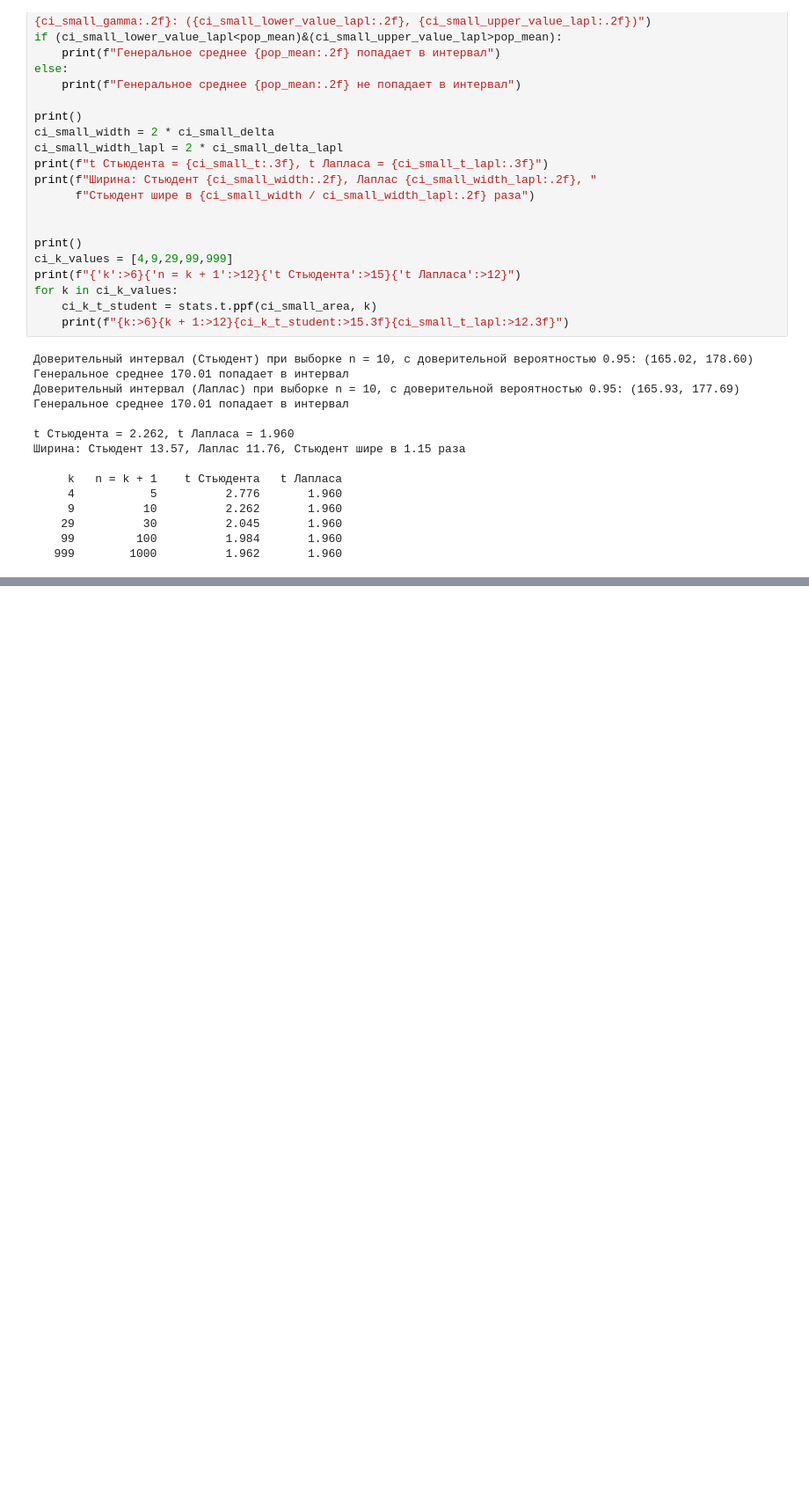
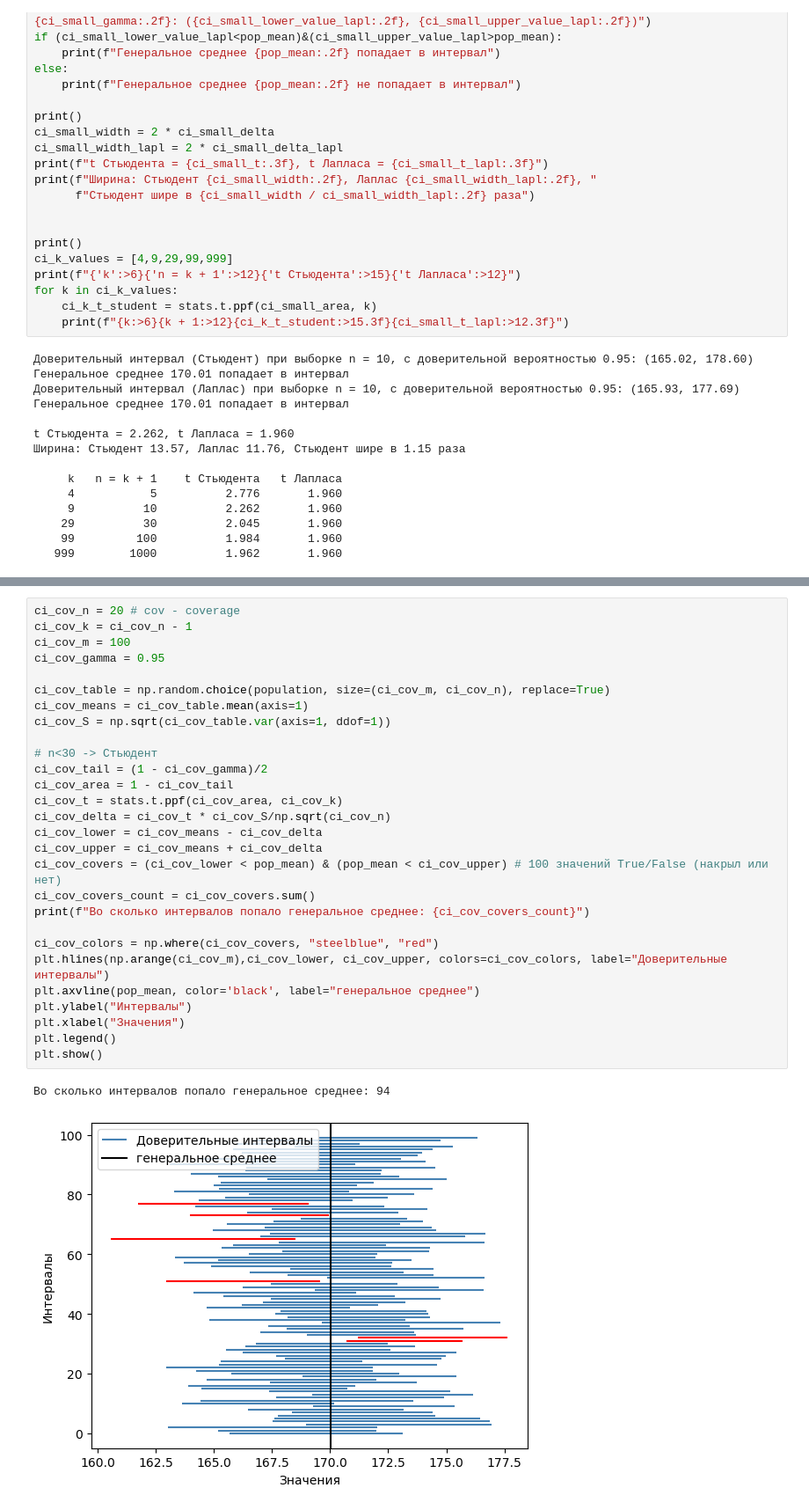
Before and after one commit to dvdkrkh/probability-stats-python, a Jupyter notebook: 02_estimation_clt_ci.ipynb, the cells around one changed output, grey strips where cells are left out. Shown at 88% size. Cells and saved outputs as stored; diff of their text form; blank space fills up the shorter version.

```diff
--- a/02_estimation_clt_ci.ipynb
+++ b/02_estimation_clt_ci.ipynb
@@ -500,0 +507,31 @@ t Стьюдента = 2.262, t Лапласа = 1.960
+# %%
+ci_cov_n = 20 # cov - coverage
+ci_cov_k = ci_cov_n - 1
+ci_cov_m = 100
+ci_cov_gamma = 0.95
+
+ci_cov_table = np.random.choice(population, size=(ci_cov_m, ci_cov_n), replace=True)
+ci_cov_means = ci_cov_table.mean(axis=1)
+ci_cov_S = np.sqrt(ci_cov_table.var(axis=1, ddof=1))
+
+# n<30 -> Стьюдент
+ci_cov_tail = (1 - ci_cov_gamma)/2
+ci_cov_area = 1 - ci_cov_tail
+ci_cov_t = stats.t.ppf(ci_cov_area, ci_cov_k)
+ci_cov_delta = ci_cov_t * ci_cov_S/np.sqrt(ci_cov_n)
+ci_cov_lower = ci_cov_means - ci_cov_delta
+ci_cov_upper = ci_cov_means + ci_cov_delta
+ci_cov_covers = (ci_cov_lower < pop_mean) & (pop_mean < ci_cov_upper) # 100 значений True/False (накрыл или нет)
+ci_cov_covers_count = ci_cov_covers.sum()
+print(f"Во сколько интервалов попало генеральное среднее: {ci_cov_covers_count}")
+
+ci_cov_colors = np.where(ci_cov_covers, "steelblue", "red")
+plt.hlines(np.arange(ci_cov_m),ci_cov_lower, ci_cov_upper, colors=ci_cov_colors, label="Доверительные интервалы")
+plt.axvline(pop_mean, color='black', label="генеральное среднее")
+plt.ylabel("Интервалы")
+plt.xlabel("Значения")
+plt.legend()
+plt.show()
+# %% [output]
+Во сколько интервалов попало генеральное среднее: 94
+[figure, added]
```
Also changed, not shown: parts of 9 cells of this notebook.
